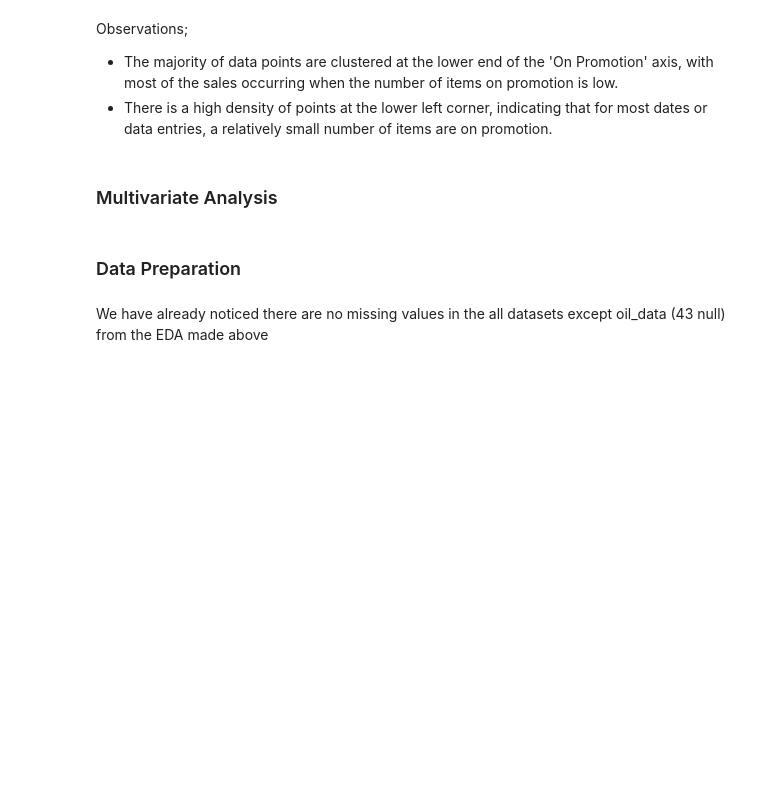
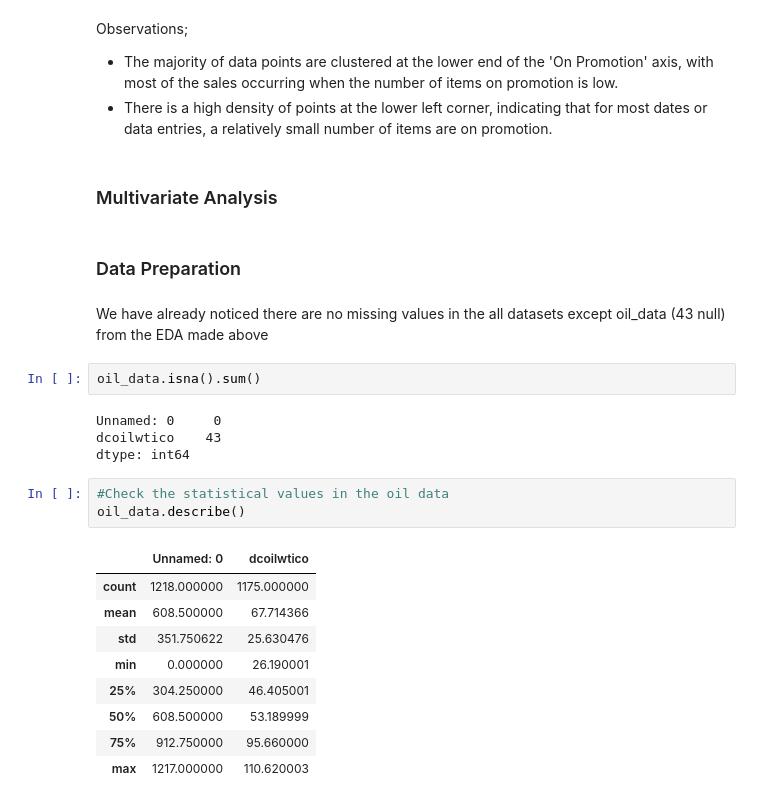
Before and after one commit to Victor-Osei/Time_Series_Analysis, a Jupyter notebook: tsa.ipynb, the cells around one changed output. Cells and saved outputs as stored; diff of their text form; blank space fills up the shorter version.

```diff
--- a/tsa.ipynb
+++ b/tsa.ipynb
@@ -734,3 +734,22 @@ Observations;
 ### Data Preparation
 # %% [markdown]
 We have already noticed there are no missing values in the all datasets  except oil_data (43 null) from the EDA made above
+# %%
+oil_data.isna().sum()
+# %% [output]
+Unnamed: 0     0
+dcoilwtico    43
+dtype: int64
+# %%
+#Check the statistical values in the oil data
+oil_data.describe()
+# %% [output]
+|  | Unnamed: 0 | dcoilwtico |
+| count | 1218.000000 | 1175.000000 |
+| mean | 608.500000 | 67.714366 |
+| std | 351.750622 | 25.630476 |
+| min | 0.000000 | 26.190001 |
+| 25% | 304.250000 | 46.405001 |
+| 50% | 608.500000 | 53.189999 |
+| 75% | 912.750000 | 95.660000 |
+| max | 1217.000000 | 110.620003 |
```
Also changed, not shown: parts of 13 cells of this notebook.
